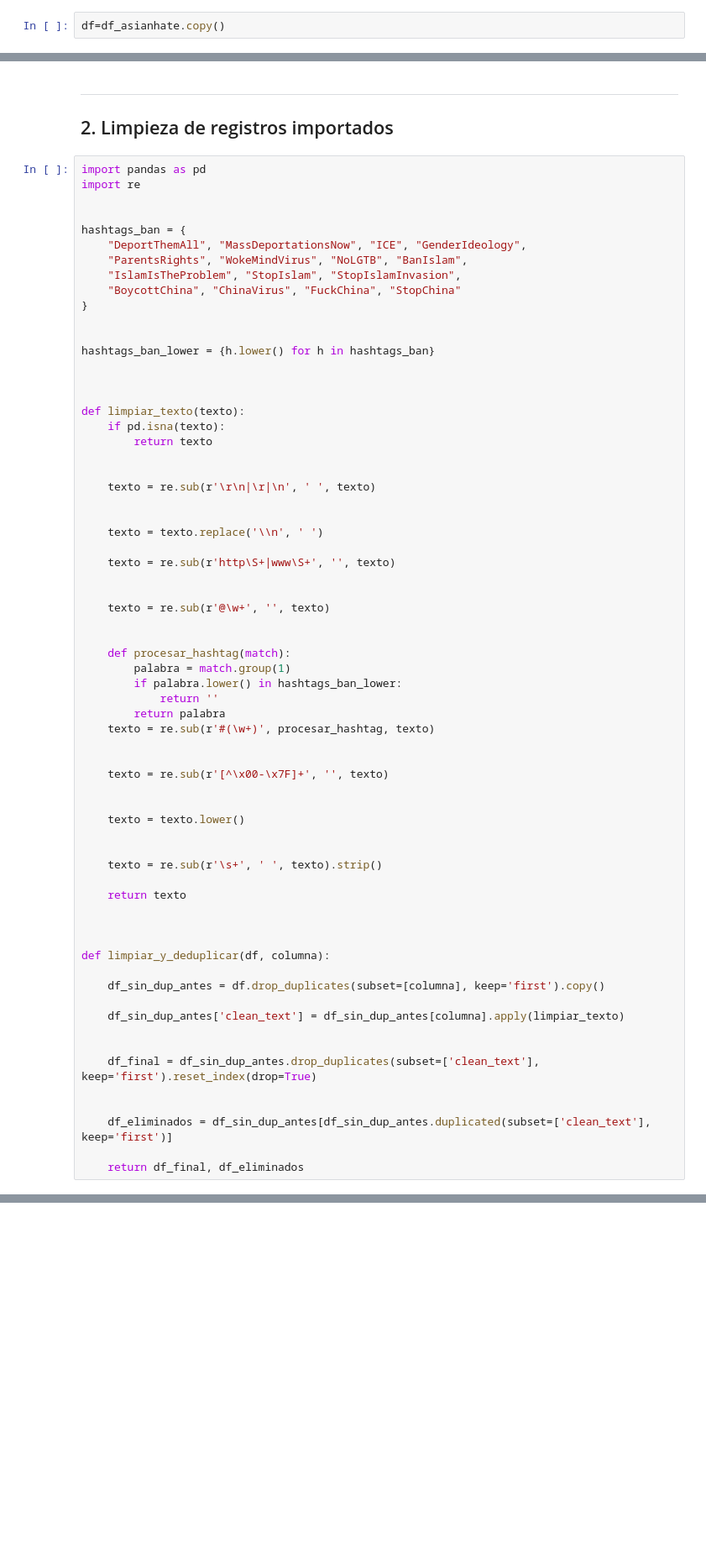
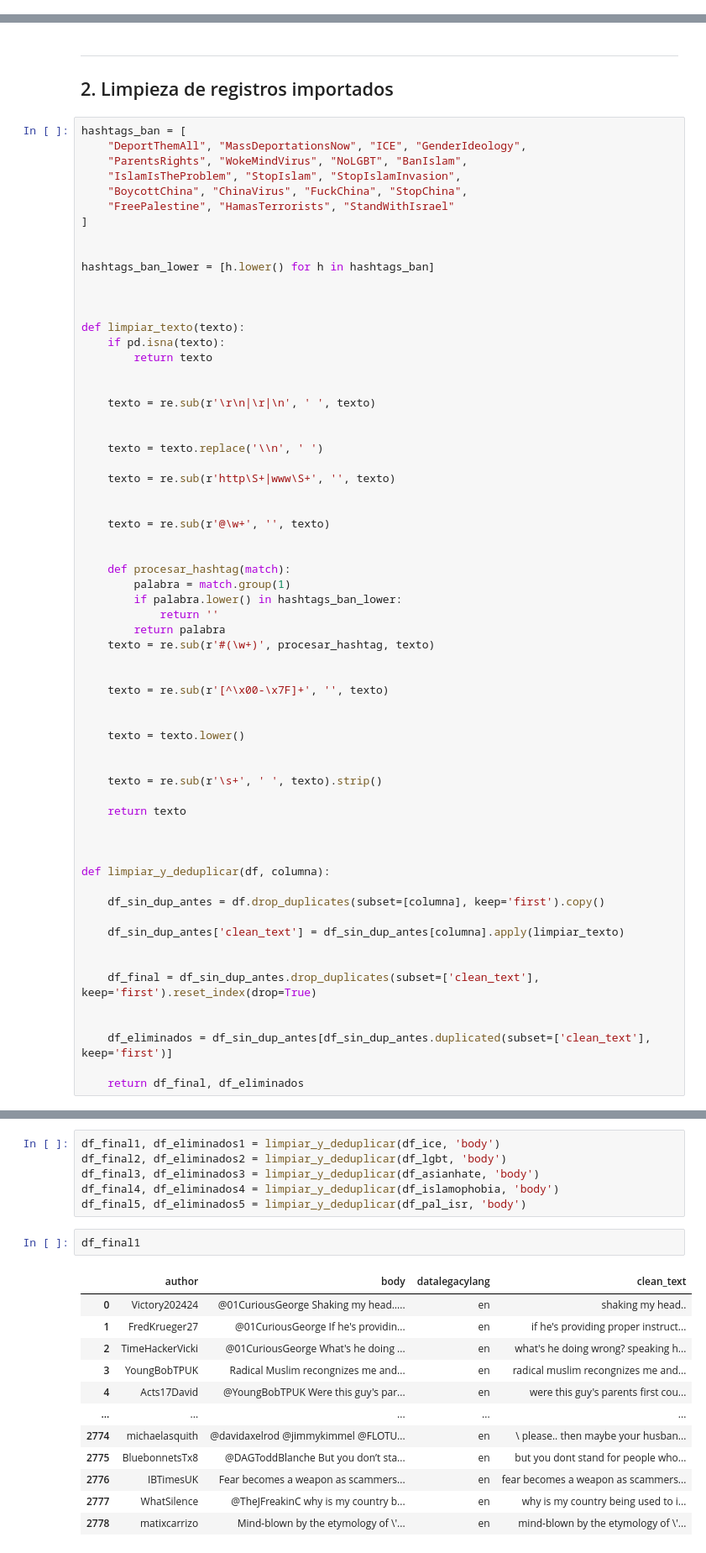
Before and after one commit to aiko-isnt-ded/speech_radicalization_analysis, a Jupyter notebook: notebooks/R_O_Data_Clean.ipynb, the cells around one changed output, grey strips where cells are left out. Shown at 84% size. Cells and saved outputs as stored; diff of their text form; blank space fills up the shorter version.

```diff
--- a/notebooks/R_O_Data_Clean.ipynb
+++ b/notebooks/R_O_Data_Clean.ipynb
@@ -128,7 +21,5 @@ df_asianhate
 ### Previsualizar datos importados:
 # %% [markdown]
 **Previsualizar tabla** con todos los registros importados:
-# %%
-df=df_asianhate.copy()
 # %%
 # Previsualizar dataframe con CSVs importados
@@ -156,19 +47,16 @@ Filas/Columnas (shape) en registros importados: (632, 3)
 
 ## 2. Limpieza de registros importados
 # %%
-import pandas as pd
-import re
+hashtags_ban = [
+    "DeportThemAll", "MassDeportationsNow", "ICE", "GenderIdeology",
+    "ParentsRights", "WokeMindVirus", "NoLGBT", "BanIslam",
+    "IslamIsTheProblem", "StopIslam", "StopIslamInvasion",
+    "BoycottChina", "ChinaVirus", "FuckChina", "StopChina",
+    "FreePalestine", "HamasTerrorists", "StandWithIsrael"
+]
 
 
-hashtags_ban = {
-    "DeportThemAll", "MassDeportationsNow", "ICE", "GenderIdeology",
-    "ParentsRights", "WokeMindVirus", "NoLGTB", "BanIslam",
-    "IslamIsTheProblem", "StopIslam", "StopIslamInvasion",
-    "BoycottChina", "ChinaVirus", "FuckChina", "StopChina"
-}
-
-
-hashtags_ban_lower = {h.lower() for h in hashtags_ban}
+hashtags_ban_lower = [h.lower() for h in hashtags_ban]
 
 
 
@@ -243,0 +112,21 @@ df_final.to_csv('data/interim/asianhate_clean.csv', index=False)
+# %%
+df_final1, df_eliminados1 = limpiar_y_deduplicar(df_ice, 'body')
+df_final2, df_eliminados2 = limpiar_y_deduplicar(df_lgbt, 'body')
+df_final3, df_eliminados3 = limpiar_y_deduplicar(df_asianhate, 'body')
+df_final4, df_eliminados4 = limpiar_y_deduplicar(df_islamophobia, 'body')
+df_final5, df_eliminados5 = limpiar_y_deduplicar(df_pal_isr, 'body')
+# %%
+df_final1
+# %% [output]
+|  | author | body | datalegacylang | clean_text |
+| 0 | Victory202424 | @01CuriousGeorge Shaking my head….. | en | shaking my head.. |
+| 1 | FredKrueger27 | @01CuriousGeorge If he's providin... | en | if he's providing proper instruct... |
+| 2 | TimeHackerVicki | @01CuriousGeorge What's he doing ... | en | what's he doing wrong? speaking h... |
+| 3 | YoungBobTPUK | Radical Muslim recongnizes me and... | en | radical muslim recongnizes me and... |
+| 4 | Acts17David | @YoungBobTPUK Were this guy's par... | en | were this guy's parents first cou... |
+| ... | ... | ... | ... | ... |
+| 2774 | michaelasquith | @davidaxelrod @jimmykimmel @FLOTU... | en | \ please.. then maybe your husban... |
+| 2775 | BluebonnetsTx8 | @DAGToddBlanche But you don’t sta... | en | but you dont stand for people who... |
+| 2776 | IBTimesUK | Fear becomes a weapon as scammers... | en | fear becomes a weapon as scammers... |
+| 2777 | WhatSilence | @TheJFreakinC why is my country b... | en | why is my country being used to i... |
+| 2778 | matixcarrizo | Mind-blown by the etymology of \'... | en | mind-blown by the etymology of \'... |
```
Also changed, not shown: parts of 12 cells of this notebook, 18 other files.
